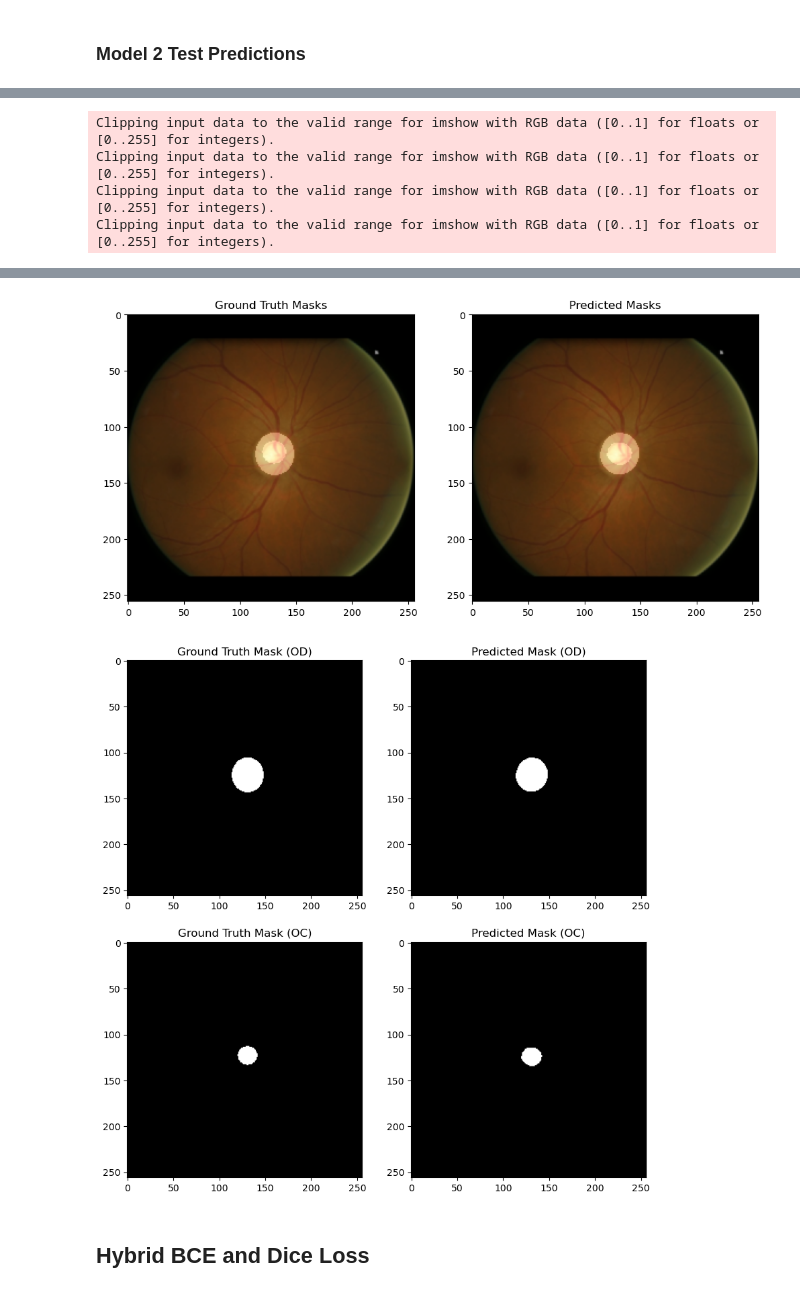
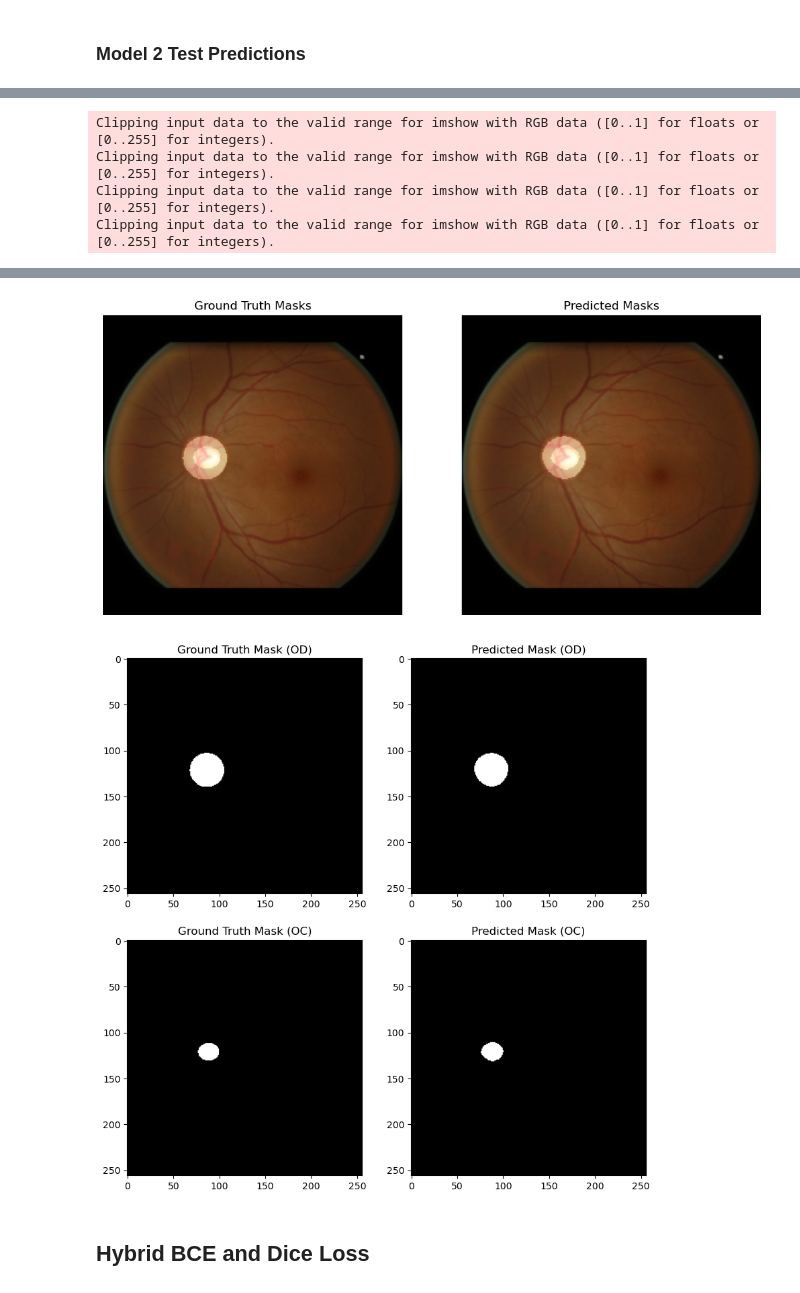
Before and after one commit to tc2fh/DISC_View, a Jupyter notebook: unet/unet_segmentation.ipynb, the cells around one changed output, grey strips where cells are left out. Cells and saved outputs as stored; diff of their text form; code cells hidden in the pictures.

Commit message:
cleaned predictions

```diff
--- a/unet/unet_segmentation.ipynb
+++ b/unet/unet_segmentation.ipynb
@@ -155,9 +155,6 @@ Test Dice Coefficient: 0.874137662924253
 # %%
-def predict_masks(test_iter, model, loss_func, plot=True):
+def predict_masks(image, image_name, mask, model, loss_func, plot=True):
 
-    image_batch, image_filename, mask_batch, mask_filename = next(test_iter)
-    image = image_batch[0]
-    mask = mask_batch[0]
     image = image.unsqueeze(0).to(device) # add batch dim
     mask = mask.to(device)
 
@@ -203,10 +200,13 @@ def predict_masks(test_iter, model, loss_func, plot=True):
         ax[0].imshow(od_mask, alpha=0.3)
         ax[0].imshow(oc_mask, alpha=0.15)
         ax[0].set_title("Ground Truth Masks")
+        ax[0].axis("off")
 
         ax[1].imshow(image)
         ax[1].imshow(od_mask_pred, alpha=0.3)
         ax[1].imshow(oc_mask_pred, alpha=0.15)
         ax[1].set_title("Predicted Masks")
+        ax[1].axis("off")
+        # plt.savefig(f"{filename}_preds.png", dpi=300, bbox_inches='tight')
 
     return mask, pred_od, pred_oc
@@ -213,6 +215,7 @@ def predict_masks(test_iter, model, loss_func, plot=True):
 # %%
-test_iter = iter(test_loader)
-mask, pred_od, pred_oc = predict_masks(test_iter, model, loss_func)
+image_batch, image_filenames, mask_batch, mask_filename = next(test_iter)
+image, filename, mask = image_batch[0], image_filenames[0], mask_batch[0]
+mask, pred_od, pred_oc = predict_masks(image, filename, mask, model, loss_func)
 # %% [output]
 Clipping input data to the valid range for imshow with RGB data ([0..1] for floats or [0..255] for integers).
 Clipping input data to the valid range for imshow with RGB data ([0..1] for floats or [0..255] for integers).
@@ -223,4 +226,4 @@ Optic Cup Loss: 0.0020240501035004854
-[figure, old version]
+[figure, new version]
 # %%
 fig, ax = plt.subplots(2, 2, figsize=(10,10))
 
@@ -238,7 +241,7 @@ ax[1,1].set_title("Predicted Mask (OC)")
 
 plt.show()
 # %% [output]
-[figure, old version]
+[figure, new version]
 # %% [markdown]
 ## Hybrid BCE and Dice Loss
 # %%
```
Also changed, not shown: parts of 18 cells of this notebook.
